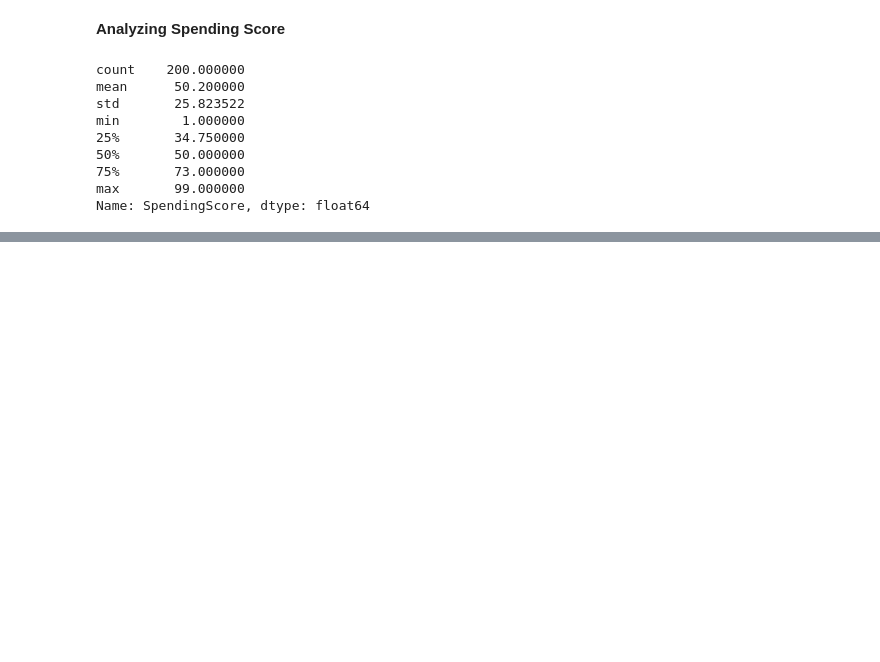
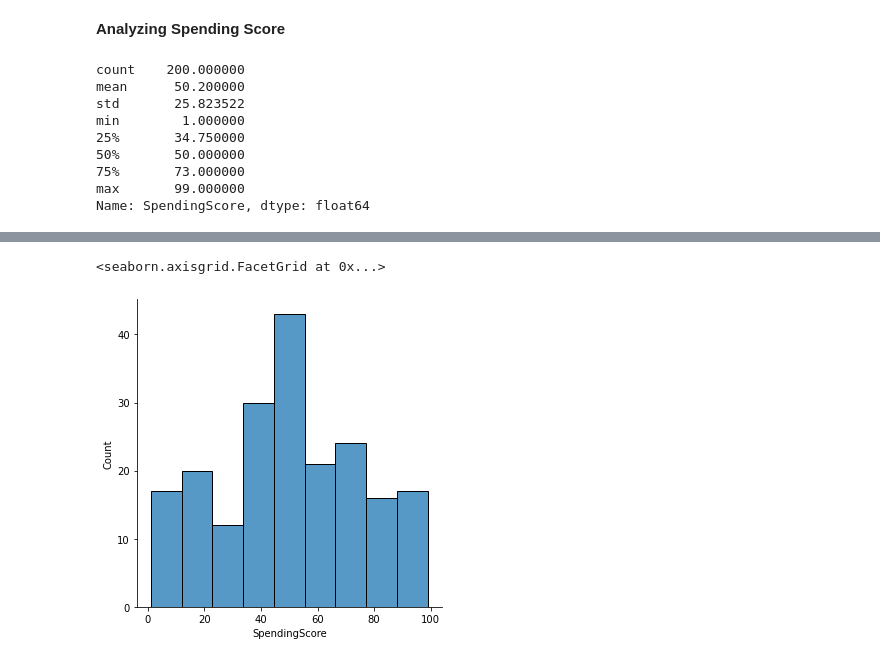
Before and after one commit to danPoku/01CustomerSegmentation, a Jupyter notebook: 01mallCustomers/mallCustomers.ipynb, the cells around one changed output, grey strips where cells are left out. Cells and saved outputs as stored; diff of their text form; code cells hidden in the pictures; blank space fills up the shorter version.

```diff
--- a/01mallCustomers/mallCustomers.ipynb
+++ b/01mallCustomers/mallCustomers.ipynb
@@ -159,0 +166,5 @@ Name: SpendingScore, dtype: float64
+# %%
+sns.displot(df.SpendingScore)
+# %% [output]
+<seaborn.axisgrid.FacetGrid at 0x...>
+[figure, added]
```
Also changed, not shown: parts of 11 cells of this notebook.
